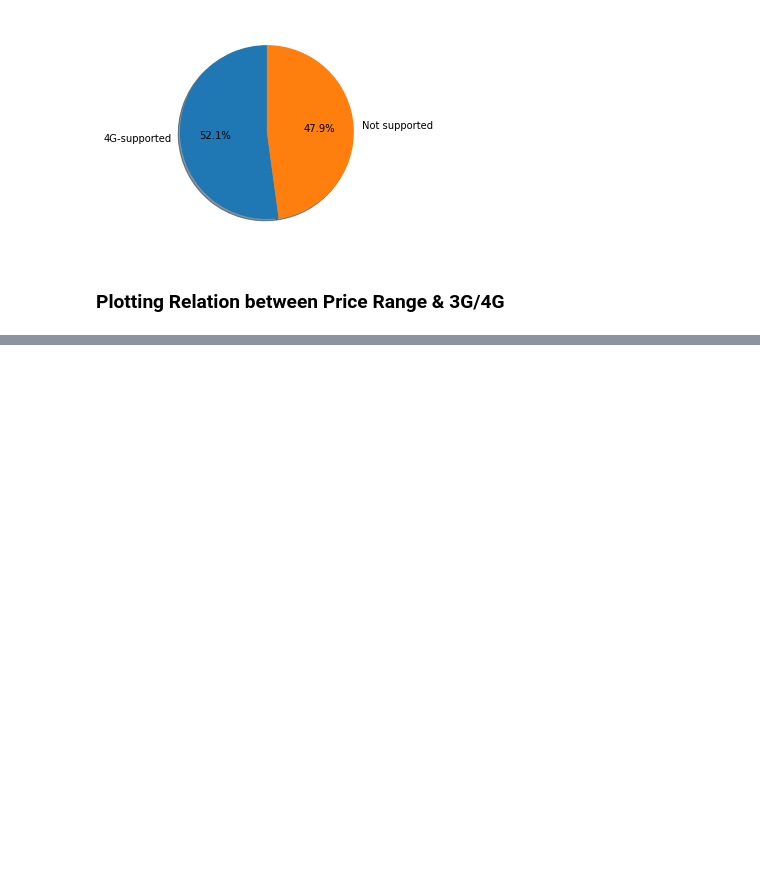
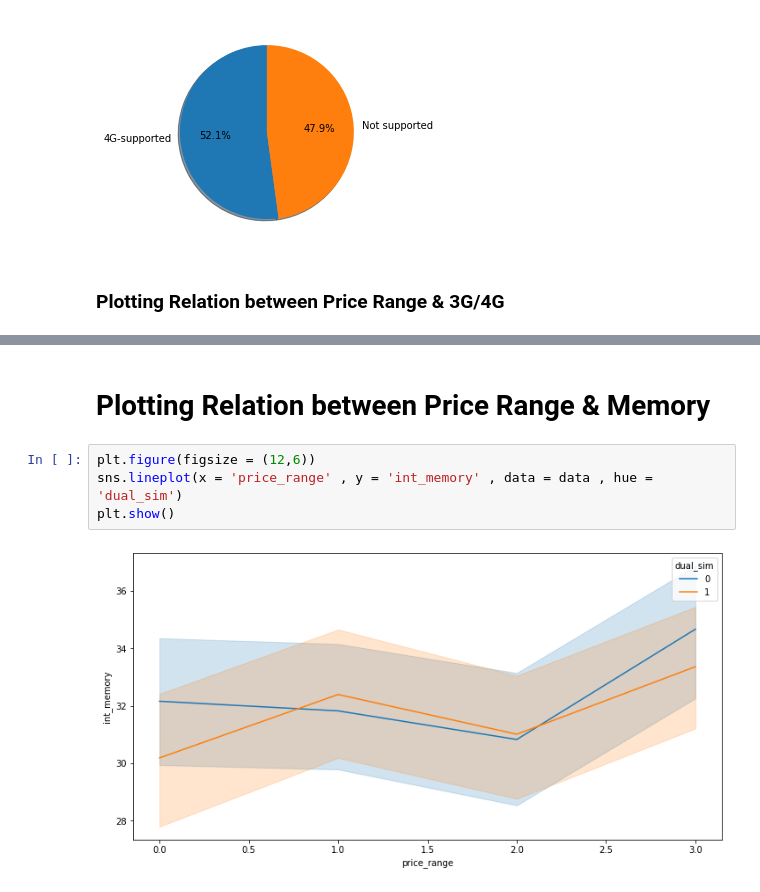
Before and after one commit to satyam-jyoti-sankar/Mobile_price_range_prediction, a Jupyter notebook: Mobile_price_range_prediction.ipynb, the cells around one changed output, grey strips where cells are left out. Drawn from its saved outputs; the diff is of its cells as text; blank space fills up the shorter version.

```diff
--- a/Mobile_price_range_prediction.ipynb
+++ b/Mobile_price_range_prediction.ipynb
@@ -297 +303,9 @@ plt.show()
 [figure]
+# %% [markdown]
+# **Plotting Relation between Price Range & Memory**
+# %%
+plt.figure(figsize = (12,6))
+sns.lineplot(x = 'price_range' , y = 'int_memory' , data = data , hue = 'dual_sim')
+plt.show()
+# %% [output]
+[figure, added]
```
Also changed, not shown: parts of 24 cells of this notebook.
